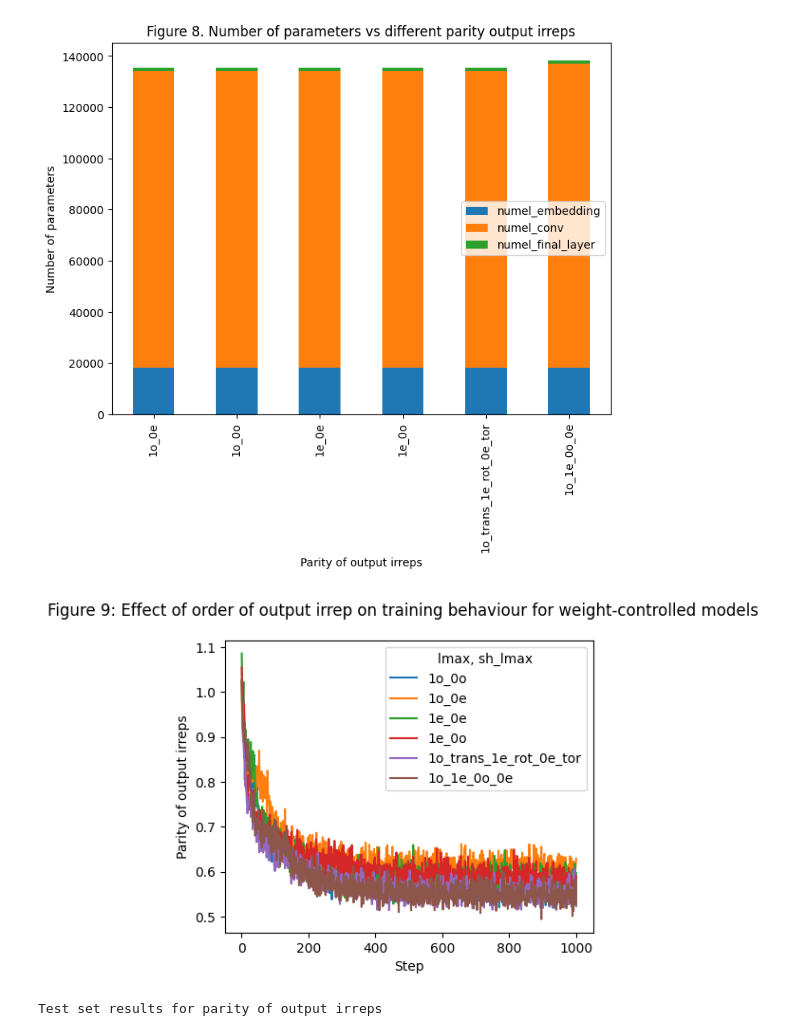
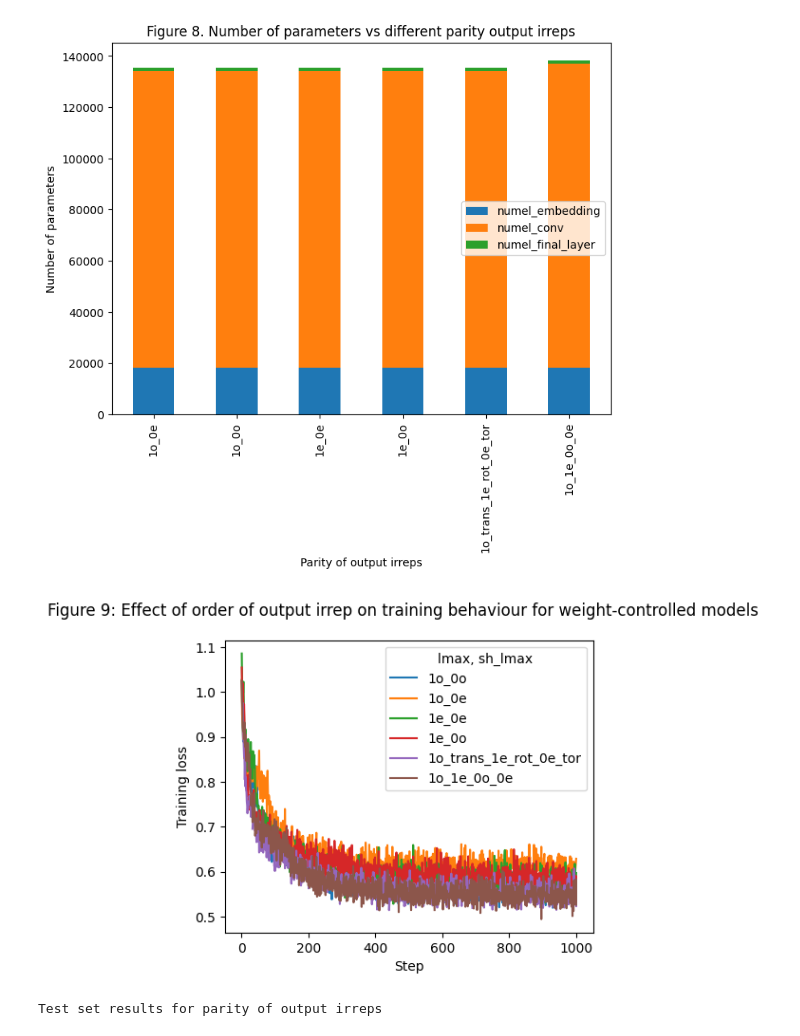
Before and after one commit to tomcobley/DiffDockExperiments, a Jupyter notebook: computational_essay_final.ipynb, the cells around one changed output. Cells and saved outputs as stored; diff of their text form; code cells hidden in the pictures.

```diff
--- a/computational_essay_final.ipynb
+++ b/computational_essay_final.ipynb
@@ -962,35 +962,35 @@ ax.plot(
     df["Step"],
     df["lmax1_ns8_nv2_1o_0e - train_loss"],
     label="1o_0e"
 )
 ax.plot(
     df["Step"],
     df["lmax1_ns8_nv2_1e_0e - train_loss"],
     label="1e_0e"
 )
 ax.plot(
     df["Step"],
     df["lmax1_ns8_nv2_1e_0o - train_loss"],
     label="1e_0o"
 )
 ax.plot(
     df["Step"],
     df["lmax1_shlmax2_ns8_nv2_1o_trans_1e_rot_0e_tor - train_loss"],
     label="1o_trans_1e_rot_0e_tor"
 )
 ax.plot(
     df["Step"],
     df["lmax1_ns8_nv2 - train_loss"],
     label="1o_1e_0o_0e"
 )
 
 fig.suptitle("Figure 9: Effect of order of output irrep on training behaviour for weight-controlled models", fontsize=12)
 ax.set_xlabel("Step")
-ax.set_ylabel(f"Parity of output irreps")
+ax.set_ylabel("Training loss")
 ax.legend(title="lmax, sh_lmax")
 plt.show()
 # %% [output]
-[figure, old version]
+[figure, new version]
 # %%
 test_parity_results = [
     ['Translation output irreps', 'Rotation output irreps', 'Torsion output irreps', '% RMSD < 2', '% RMSD < 5'],
```
Also changed, not shown: parts of 1 cell of this notebook.
